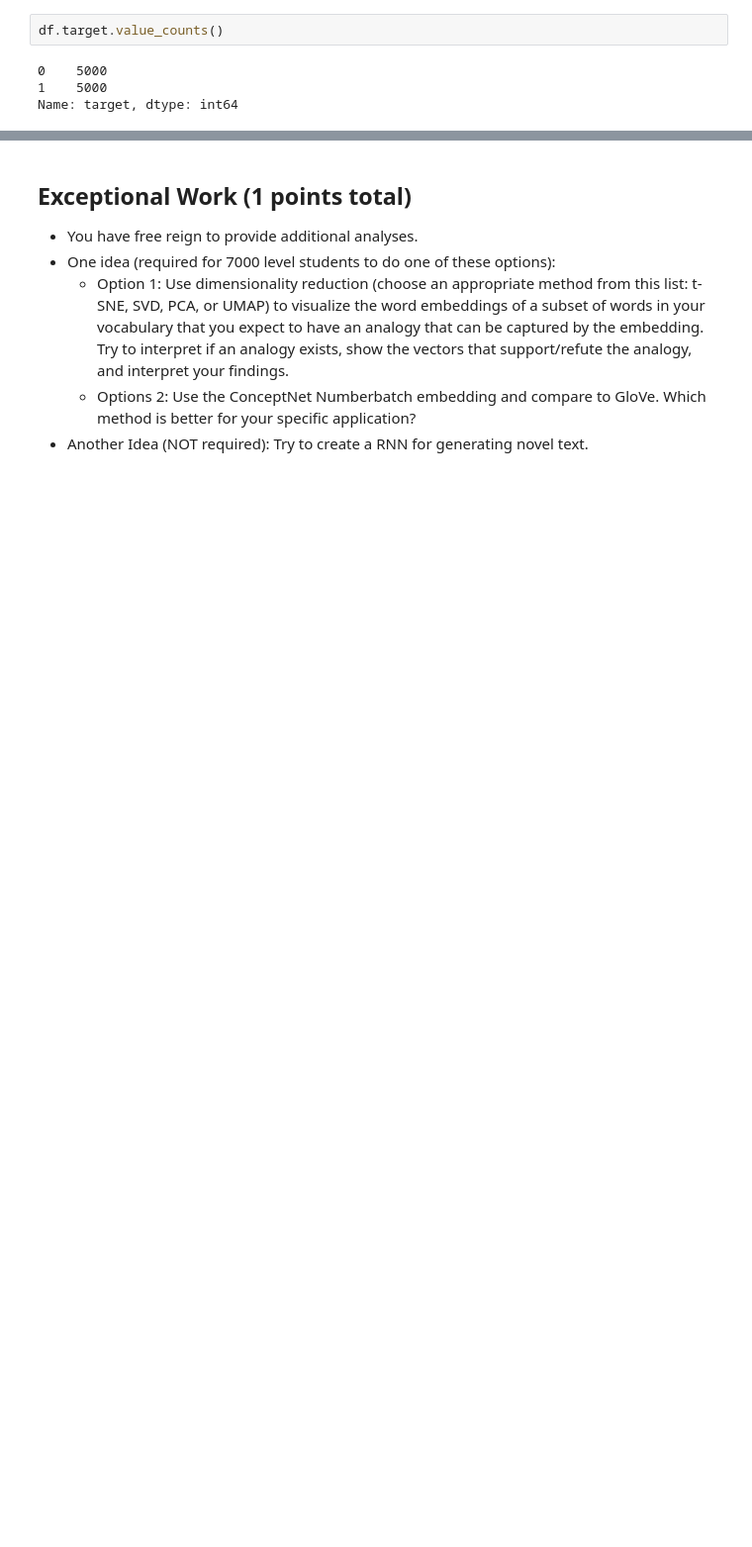
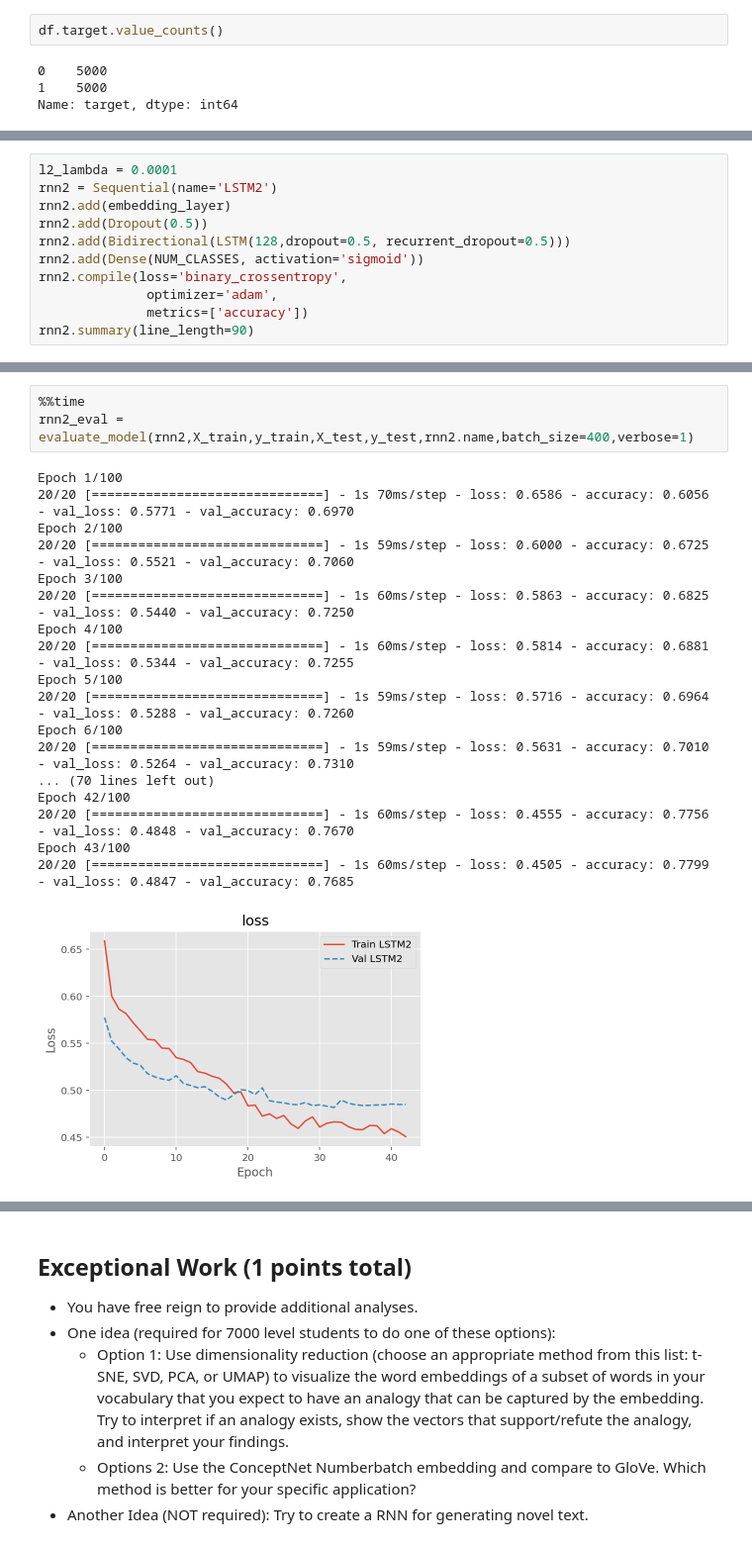
Before and after one commit to amor-tsai/MachineLearningNotebooks, a Jupyter notebook: Lab7.ipynb, the cells around one changed output, grey strips where cells are left out. Shown at 99% size. Drawn from its saved outputs; the diff is of its cells as text; blank space fills up the shorter version.

```diff
--- a/Lab7.ipynb
+++ b/Lab7.ipynb
@@ -106,0 +421,11 @@ Name: target, dtype: int64
+# %%
+l2_lambda = 0.0001
+rnn2 = Sequential(name='LSTM2')
+rnn2.add(embedding_layer)
+rnn2.add(Dropout(0.5))
+rnn2.add(Bidirectional(LSTM(128,dropout=0.5, recurrent_dropout=0.5)))
+rnn2.add(Dense(NUM_CLASSES, activation='sigmoid'))
+rnn2.compile(loss='binary_crossentropy',
+              optimizer='adam',
+              metrics=['accuracy'])
+rnn2.summary(line_length=90)
@@ -106,0 +452,22 @@ Name: target, dtype: int64
+# %%
+%%time
+rnn2_eval = evaluate_model(rnn2,X_train,y_train,X_test,y_test,rnn2.name,batch_size=400,verbose=1)
+# %% [output]
+Epoch 1/100
+20/20 [==============================] - 1s 70ms/step - loss: 0.6586 - accuracy: 0.6056 - val_loss: 0.5771 - val_accuracy: 0.6970
+Epoch 2/100
+20/20 [==============================] - 1s 59ms/step - loss: 0.6000 - accuracy: 0.6725 - val_loss: 0.5521 - val_accuracy: 0.7060
+Epoch 3/100
+20/20 [==============================] - 1s 60ms/step - loss: 0.5863 - accuracy: 0.6825 - val_loss: 0.5440 - val_accuracy: 0.7250
+Epoch 4/100
+20/20 [==============================] - 1s 60ms/step - loss: 0.5814 - accuracy: 0.6881 - val_loss: 0.5344 - val_accuracy: 0.7255
+Epoch 5/100
+20/20 [==============================] - 1s 59ms/step - loss: 0.5716 - accuracy: 0.6964 - val_loss: 0.5288 - val_accuracy: 0.7260
+Epoch 6/100
+20/20 [==============================] - 1s 59ms/step - loss: 0.5631 - accuracy: 0.7010 - val_loss: 0.5264 - val_accuracy: 0.7310
+... (70 lines left out)
+Epoch 42/100
+20/20 [==============================] - 1s 60ms/step - loss: 0.4555 - accuracy: 0.7756 - val_loss: 0.4848 - val_accuracy: 0.7670
+Epoch 43/100
+20/20 [==============================] - 1s 60ms/step - loss: 0.4505 - accuracy: 0.7799 - val_loss: 0.4847 - val_accuracy: 0.7685
+[figure, added]
```
Also changed, not shown: parts of 59 cells of this notebook.
